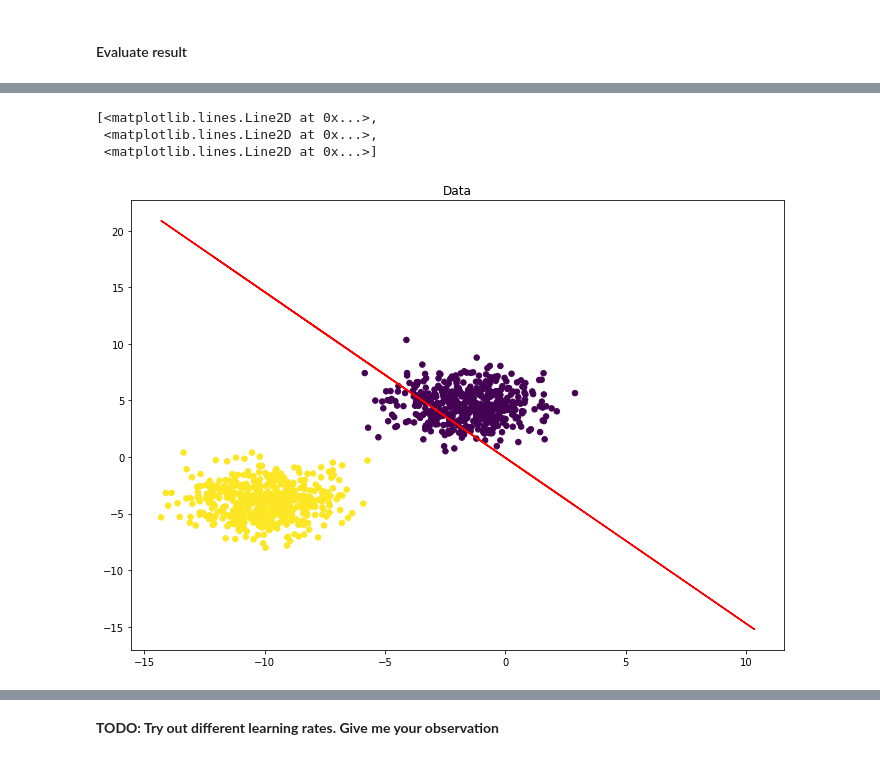
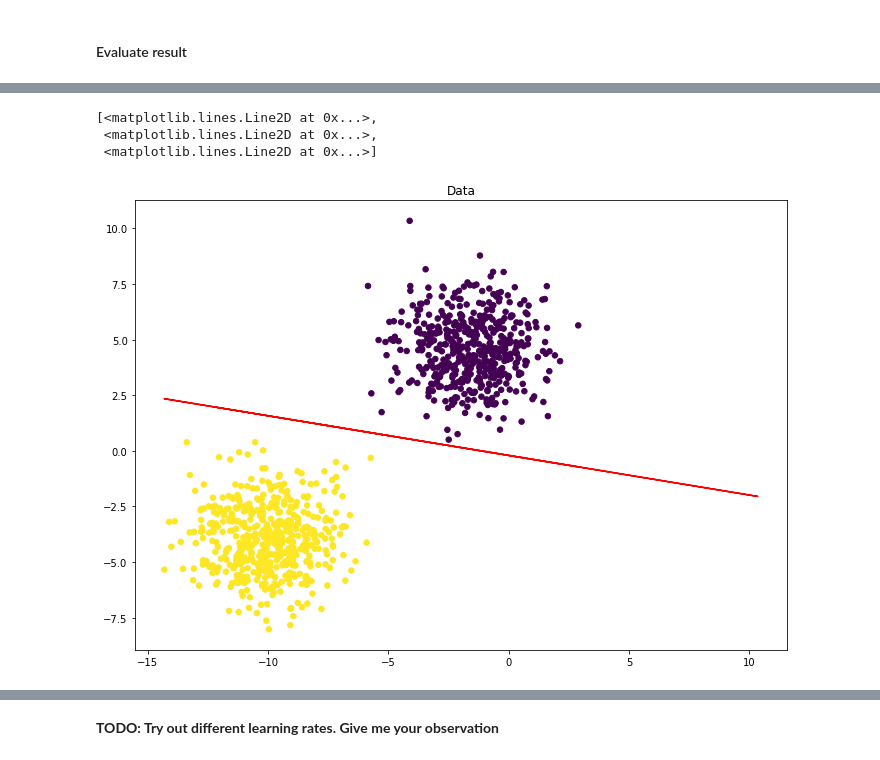
Before and after one commit to Cy30mk3v/Intro2ML, a Jupyter notebook: Lab02-GradientDescent.ipynb, the cells around one changed output, grey strips where cells are left out. Saved outputs shown, nothing was run; the diff lists cells and outputs as text; code cells hidden in the pictures.

```diff
--- a/Lab02-GradientDescent.ipynb
+++ b/Lab02-GradientDescent.ipynb
@@ -119,7 +119,7 @@ def compute_gradient(error, h, trainX):
     features and the error of the sigmoid derivative of our predictions
     """
 
-    gradient = trainX.T.dot(error)/trainX.shape[0]
+    gradient = trainX.T.dot(error)
     return gradient
 # %% [markdown]
 #### Training function
@@ -144,6 +144,6 @@ def train(W,trainX, trainY, learning_rate, num_epochs):
 #### Train our model
 # %%
 num_epochs=100
-learning_rate=0.02
+learning_rate=0.01
 W=train(W,trainX, trainY, learning_rate, num_epochs)
 # %% [output]
@@ -187,14 +187,14 @@ weighted avg       1.00      0.99      1.00      1000
 # %%
 plt.figure(figsize=(11.7,8.27))
 plt.title("Data")
 plt.scatter(testX[:, 0], testX[:, 1], marker="o", c=testY[:, 0], s=30)
-Y = (-W[0] - (W[1] * testX)) / W[2]
+Y = (-W[2] - (W[0] * testX)) / W[1]
 plt.plot(testX, Y, "r-")
 # %% [output]
 [<matplotlib.lines.Line2D at 0x...>,
  <matplotlib.lines.Line2D at 0x...>,
  <matplotlib.lines.Line2D at 0x...>]
-[figure, old version]
+[figure, new version]
 # %%
 plt.figure(figsize=(11.7,8.27))
 plt.plot(range(0, num_epochs), losses)
```
Also changed, not shown: parts of 6 cells of this notebook.
